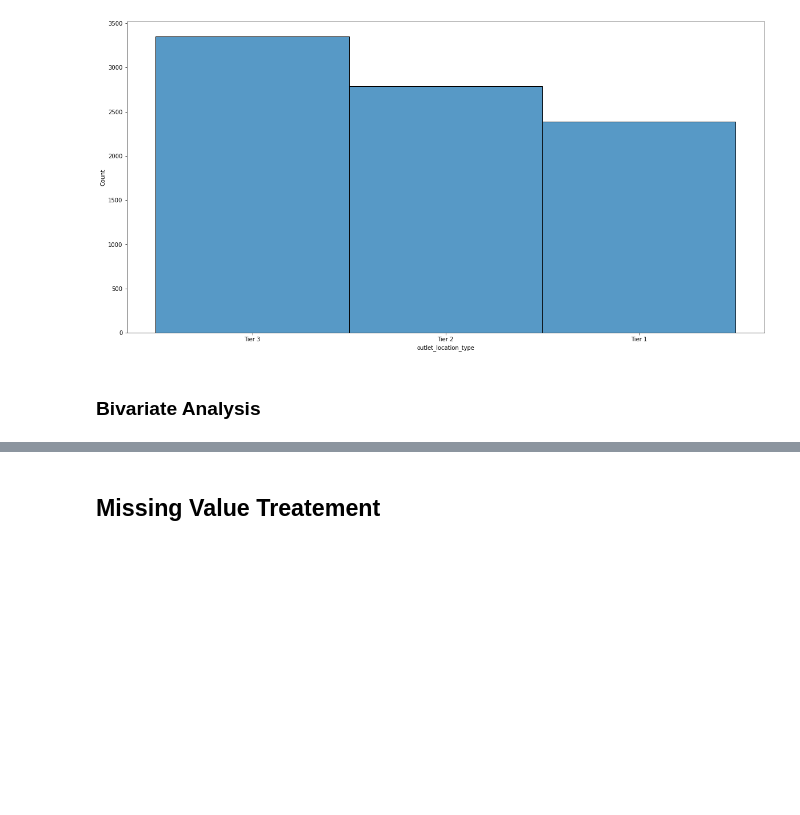
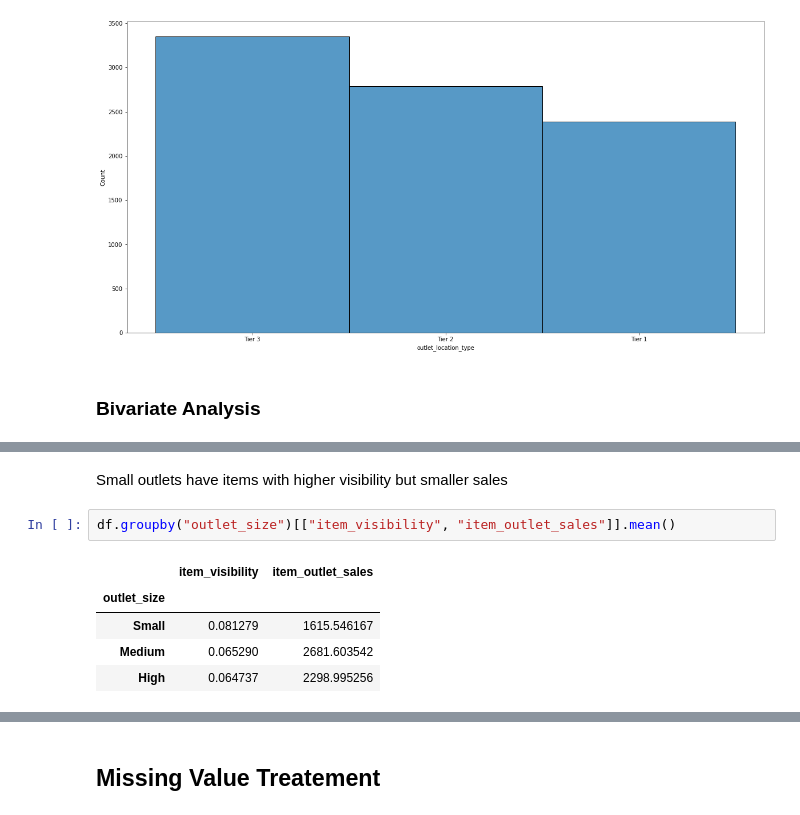
Before and after one commit to Technocolabs100/BigMart-Data-Analysis-and-Prediction, a Jupyter notebook: BigMart_predictive_model.ipynb, the cells around one changed output, grey strips where cells are left out. Cells and saved outputs as stored; diff of their text form; blank space fills up the shorter version.

```diff
--- a/BigMart_predictive_model.ipynb
+++ b/BigMart_predictive_model.ipynb
@@ -344,0 +440,10 @@ sns.histplot(df["outlet_location_type"])
+# %% [markdown]
+Small outlets have items with higher visibility but smaller sales
+# %%
+df.groupby("outlet_size")[["item_visibility", "item_outlet_sales"]].mean()
+# %% [output]
+|  | item_visibility | item_outlet_sales |
+| outlet_size |  |  |
+| Small | 0.081279 | 1615.546167 |
+| Medium | 0.065290 | 2681.603542 |
+| High | 0.064737 | 2298.995256 |
```
Also changed, not shown: parts of 19 cells of this notebook.
